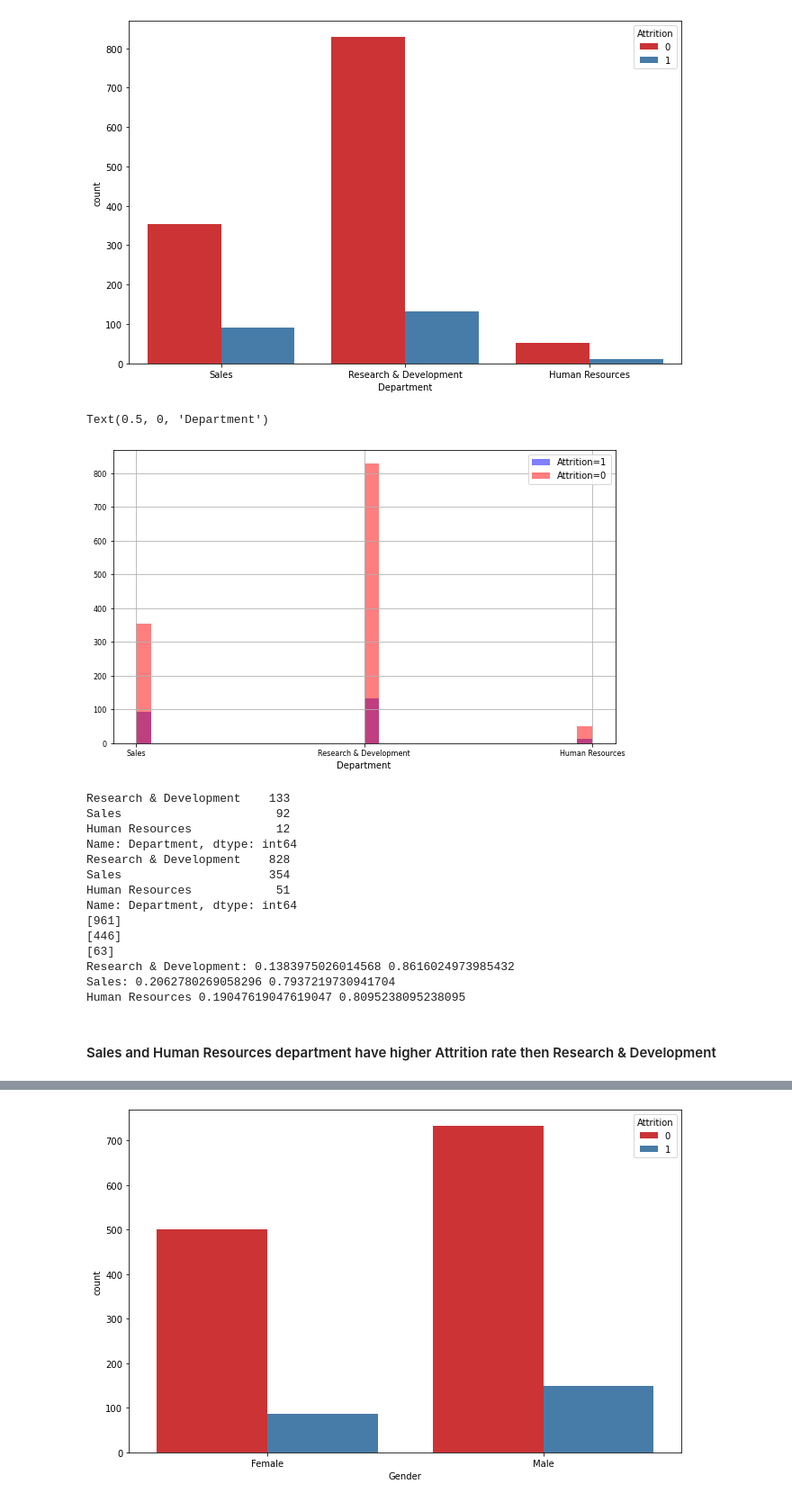
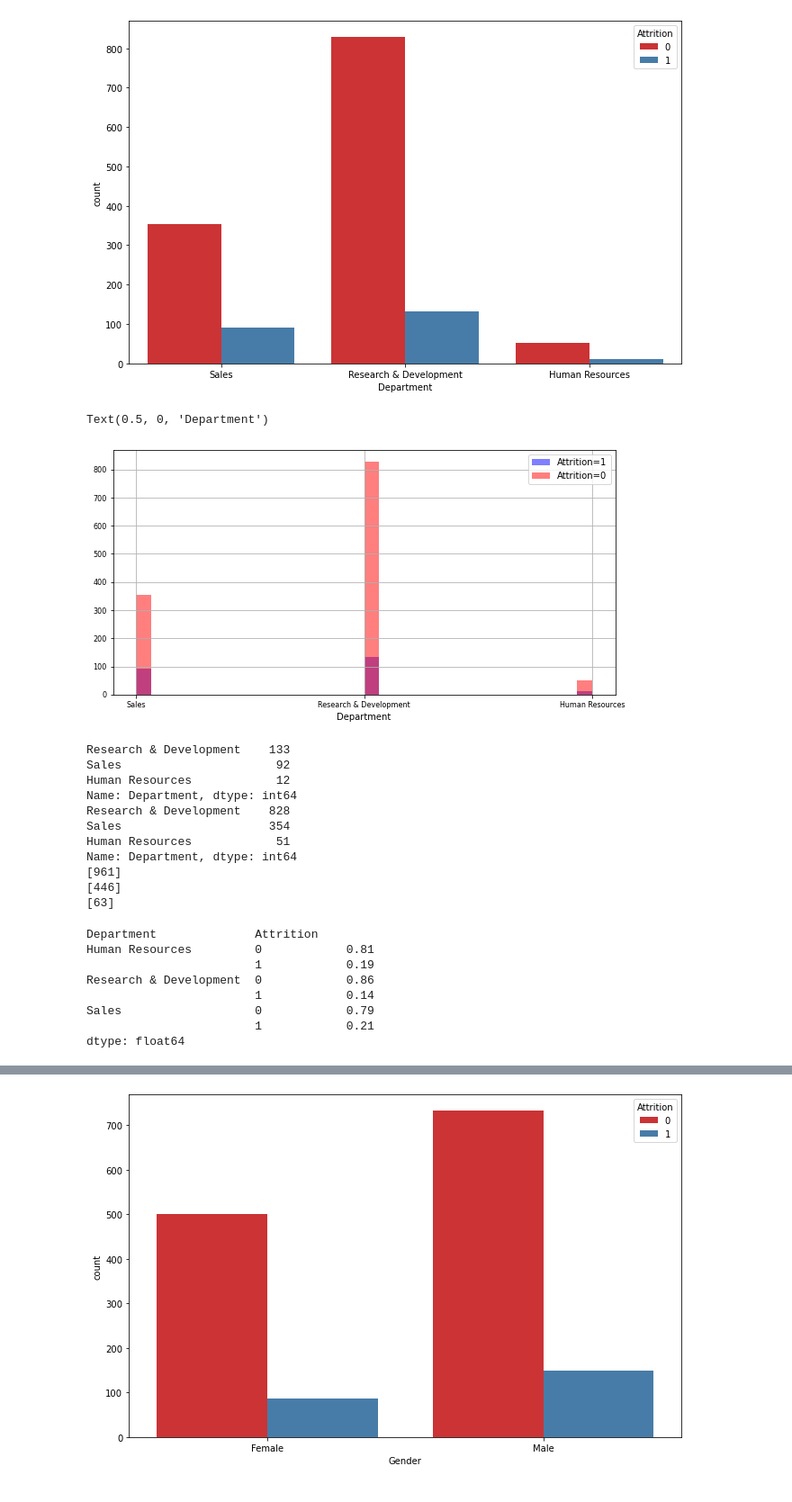
Before and after one commit to tdesai1969/540_group_project, a Jupyter notebook: Tejas/project_eda_td.ipynb, the cells around one changed output, grey strips where cells are left out. Shown: that part at 90% size. Saved outputs shown, nothing was run; the diff lists cells and outputs as text; code cells hidden in the pictures.

```diff
--- a/Tejas/project_eda_td.ipynb
+++ b/Tejas/project_eda_td.ipynb
@@ -10,5 +10,5 @@ warnings.filterwarnings('ignore')
 # %%
 path = os.path.join("..","WA_Fn-UseC_-HR-Employee-Attrition.csv")
 # %%
-df = pd.read_csv(path)
+df_td = pd.read_csv(path)
 # %%
@@ -66,4 +66,4 @@ df.describe().T
 # %%
-df.drop(columns=['EmployeeCount', 'Over18', 'StandardHours'], inplace=True)
+df_td.drop(columns=['EmployeeCount', 'Over18', 'StandardHours','EmployeeNumber'], inplace=True)
 # %%
 dfColumns = []
@@ -91,4 +91,4 @@ pd.DataFrame(dfColumns, columns = ['Features', 'Unique Number', 'Values'])
 # %% [markdown]
 #### Number 1 is Yes, means employee moves out of company and number 0 is No, means stay.
 # %%
-df['Attrition'] = np.where(df['Attrition'] == 'Yes', 1, 0)
+df_td['Attrition'] = np.where(df_td['Attrition'] == 'Yes', 1, 0)
@@ -188,25 +179,23 @@ ax = sns.countplot(x="Department", hue="Attrition", data=df, palette="Set1")
 # %% [output]
 [figure]
 # %%
-fig = plt.figure(figsize=(10, 6))
-(df[df['Attrition'] == 1]['Department']).hist(bins=30, color='blue', linewidth=1.0,alpha=0.5, label = 'Attrition=1',
+fig = plt.figure(figsize=(10, 5))
+(df_td[df_td['Attrition'] == 1]['Department']).hist(bins=30, color='blue', linewidth=1.0,alpha=0.5, label = 'Attrition=1',
               xlabelsize=8, ylabelsize=8, grid=True)
-(df[df['Attrition'] == 0]['Department']).hist(bins=30, color='red', linewidth=1.0,alpha=0.5,label = 'Attrition=0',
+(df_td[df_td['Attrition'] == 0]['Department']).hist(bins=30, color='red', linewidth=1.0,alpha=0.5,label = 'Attrition=0',
               xlabelsize=8, ylabelsize=8, grid=True)
 plt.legend()
 plt.xlabel("Department")
 # %% [output]
 Text(0.5, 0, 'Department')
-[figure, old version]
+[figure, new version]
 # %%
-print(df[df['Attrition'] == 1]['Department'].value_counts())
-print(df[df['Attrition'] == 0]['Department'].value_counts())
-print(df[df['Department'] == 'Research & Development'].count().unique())
-print(df[df['Department'] == 'Sales'].count().unique())
-print(df[df['Department'] == 'Human Resources'].count().unique())
-print('Research & Development:',133/961,828/961)
-print('Sales:',92/446,354/446)
-print('Human Resources',12/63,51/63)
+# Doing some math
+print(df_td[df_td['Attrition'] == 1]['Department'].value_counts())
+print(df_td[df_td['Attrition'] == 0]['Department'].value_counts())
+print(df_td[df_td['Department'] == 'Research & Development'].count().unique())
+print(df_td[df_td['Department'] == 'Sales'].count().unique())
+print(df_td[df_td['Department'] == 'Human Resources'].count().unique())
 # %% [output]
 Research & Development    133
 Sales                      92
@@ -219,8 +208,14 @@ Name: Department, dtype: int64
 [961]
 [446]
 [63]
-Research & Development: 0.1383975026014568 0.8616024973985432
-Sales: 0.2062780269058296 0.7937219730941704
-Human Resources 0.19047619047619047 0.8095238095238095
-# %% [markdown]
-#### Sales and Human Resources department have higher Attrition rate then Research & Development
+# %%
+round(df_td[["Department","Attrition"]].groupby(["Department","Attrition"]).size().groupby(level=0).apply(lambda x: x/x.sum()),2)
+# %% [output]
+Department              Attrition
+Human Resources         0            0.81
+                        1            0.19
+Research & Development  0            0.86
+                        1            0.14
+Sales                   0            0.79
+                        1            0.21
+dtype: float64
```
Also changed, not shown: parts of 37 cells of this notebook.
